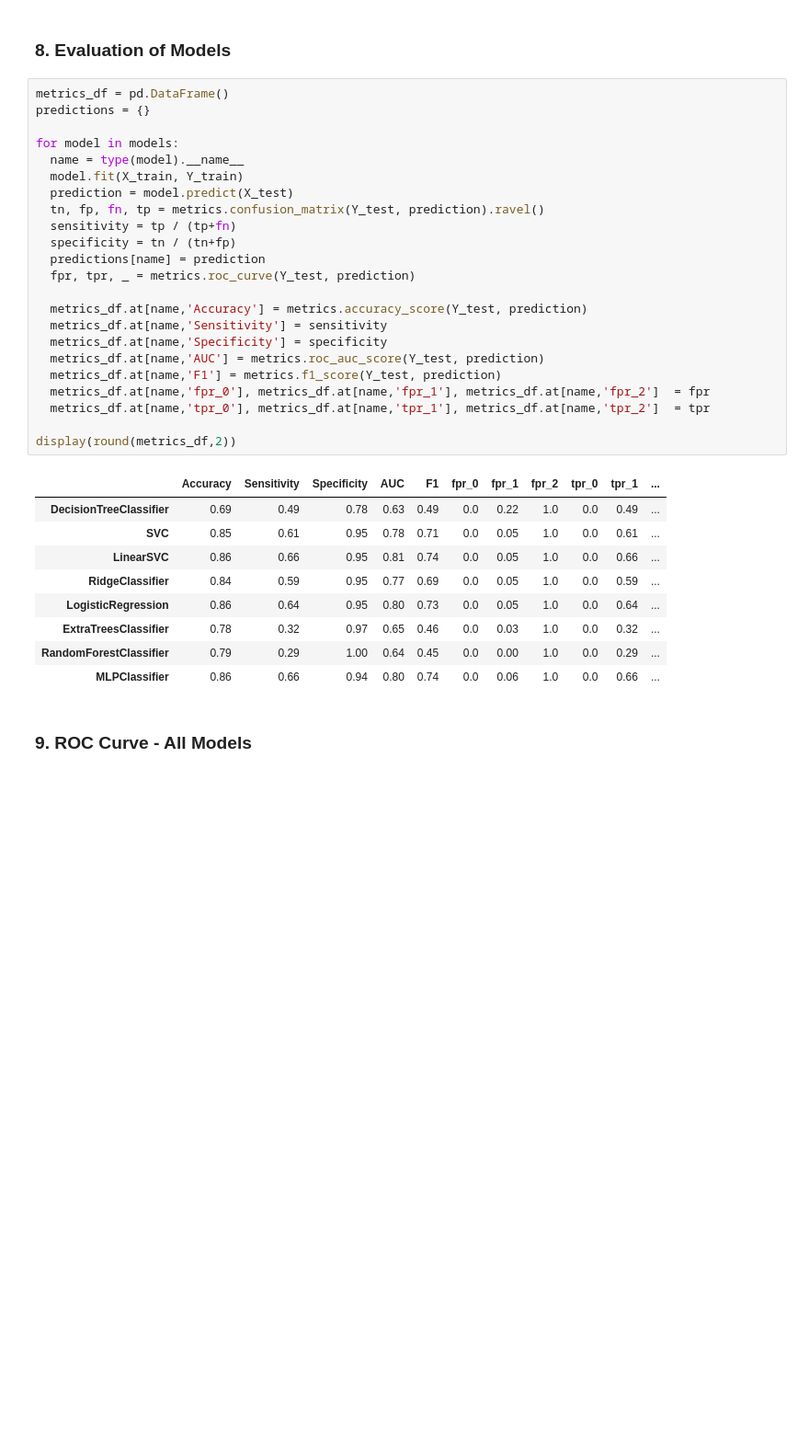
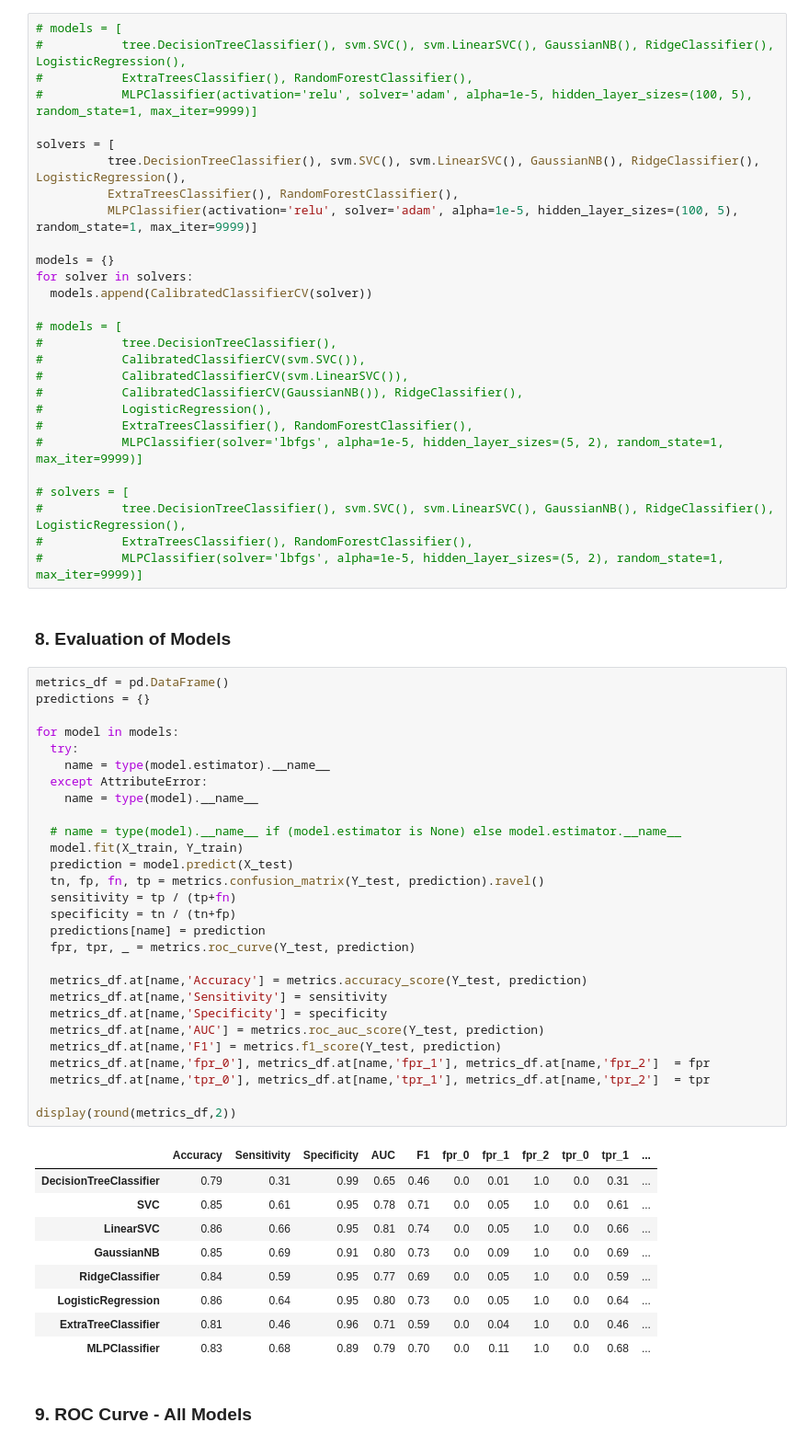
Before and after one commit to hksantosh/sscm, a Jupyter notebook: capstone/Intelligent_Supplier_Selection.ipynb, the cells around one changed output. Shown: that part at 92% size. Drawn from its saved outputs; the diff is of its cells as text; blank space fills up the shorter version.

```diff
--- a/capstone/Intelligent_Supplier_Selection.ipynb
+++ b/capstone/Intelligent_Supplier_Selection.ipynb
@@ -202,38 +199,71 @@ models = [tree.DecisionTreeClassifier(), svm.SVC(), svm.LinearSVC(), RidgeClassi
+# %%
+# models = [
+#           tree.DecisionTreeClassifier(), svm.SVC(), svm.LinearSVC(), GaussianNB(), RidgeClassifier(), LogisticRegression(),
+#           ExtraTreesClassifier(), RandomForestClassifier(),
+#           MLPClassifier(activation='relu', solver='adam', alpha=1e-5, hidden_layer_sizes=(100, 5), random_state=1, max_iter=9999)]
+
+solvers = [
+          tree.DecisionTreeClassifier(), svm.SVC(), svm.LinearSVC(), GaussianNB(), RidgeClassifier(), LogisticRegression(),
+          ExtraTreesClassifier(), RandomForestClassifier(),
+          MLPClassifier(activation='relu', solver='adam', alpha=1e-5, hidden_layer_sizes=(100, 5), random_state=1, max_iter=9999)]
+
+models = {}
+for solver in solvers:
+  models.append(CalibratedClassifierCV(solver))
+
+# models = [
+#           tree.DecisionTreeClassifier(),
+#           CalibratedClassifierCV(svm.SVC()),
+#           CalibratedClassifierCV(svm.LinearSVC()),
+#           CalibratedClassifierCV(GaussianNB()), RidgeClassifier(),
+#           LogisticRegression(),
+#           ExtraTreesClassifier(), RandomForestClassifier(),
+#           MLPClassifier(solver='lbfgs', alpha=1e-5, hidden_layer_sizes=(5, 2), random_state=1, max_iter=9999)]
+
+# solvers = [
+#           tree.DecisionTreeClassifier(), svm.SVC(), svm.LinearSVC(), GaussianNB(), RidgeClassifier(), LogisticRegression(),
+#           ExtraTreesClassifier(), RandomForestClassifier(),
+#           MLPClassifier(solver='lbfgs', alpha=1e-5, hidden_layer_sizes=(5, 2), random_state=1, max_iter=9999)]
 # %% [markdown]
 ### 8. Evaluation of Models
 # %%
 metrics_df = pd.DataFrame()
 predictions = {}
 
 for model in models:
-  name = type(model).__name__
+  try:
+    name = type(model.estimator).__name__
+  except AttributeError:
+    name = type(model).__name__
+
+  # name = type(model).__name__ if (model.estimator is None) else model.estimator.__name__
   model.fit(X_train, Y_train)
   prediction = model.predict(X_test)
   tn, fp, fn, tp = metrics.confusion_matrix(Y_test, prediction).ravel()
   sensitivity = tp / (tp+fn)
   specificity = tn / (tn+fp)
   predictions[name] = prediction
   fpr, tpr, _ = metrics.roc_curve(Y_test, prediction)
 
   metrics_df.at[name,'Accuracy'] = metrics.accuracy_score(Y_test, prediction)
   metrics_df.at[name,'Sensitivity'] = sensitivity
   metrics_df.at[name,'Specificity'] = specificity
   metrics_df.at[name,'AUC'] = metrics.roc_auc_score(Y_test, prediction)
   metrics_df.at[name,'F1'] = metrics.f1_score(Y_test, prediction)
   metrics_df.at[name,'fpr_0'], metrics_df.at[name,'fpr_1'], metrics_df.at[name,'fpr_2']  = fpr
   metrics_df.at[name,'tpr_0'], metrics_df.at[name,'tpr_1'], metrics_df.at[name,'tpr_2']  = tpr
 
 display(round(metrics_df,2))
 # %% [output]
 |  | Accuracy | Sensitivity | Specificity | AUC | F1 | fpr_0 | fpr_1 | fpr_2 | tpr_0 | tpr_1 | ... |
-| DecisionTreeClassifier | 0.69 | 0.49 | 0.78 | 0.63 | 0.49 | 0.0 | 0.22 | 1.0 | 0.0 | 0.49 | ... |
+| DecisionTreeClassifier | 0.79 | 0.31 | 0.99 | 0.65 | 0.46 | 0.0 | 0.01 | 1.0 | 0.0 | 0.31 | ... |
 | SVC | 0.85 | 0.61 | 0.95 | 0.78 | 0.71 | 0.0 | 0.05 | 1.0 | 0.0 | 0.61 | ... |
 | LinearSVC | 0.86 | 0.66 | 0.95 | 0.81 | 0.74 | 0.0 | 0.05 | 1.0 | 0.0 | 0.66 | ... |
+| GaussianNB | 0.85 | 0.69 | 0.91 | 0.80 | 0.73 | 0.0 | 0.09 | 1.0 | 0.0 | 0.69 | ... |
 | RidgeClassifier | 0.84 | 0.59 | 0.95 | 0.77 | 0.69 | 0.0 | 0.05 | 1.0 | 0.0 | 0.59 | ... |
 | LogisticRegression | 0.86 | 0.64 | 0.95 | 0.80 | 0.73 | 0.0 | 0.05 | 1.0 | 0.0 | 0.64 | ... |
-| ExtraTreesClassifier | 0.78 | 0.32 | 0.97 | 0.65 | 0.46 | 0.0 | 0.03 | 1.0 | 0.0 | 0.32 | ... |
-| RandomForestClassifier | 0.79 | 0.29 | 1.00 | 0.64 | 0.45 | 0.0 | 0.00 | 1.0 | 0.0 | 0.29 | ... |
-| MLPClassifier | 0.86 | 0.66 | 0.94 | 0.80 | 0.74 | 0.0 | 0.06 | 1.0 | 0.0 | 0.66 | ... |
+| ExtraTreeClassifier | 0.81 | 0.46 | 0.96 | 0.71 | 0.59 | 0.0 | 0.04 | 1.0 | 0.0 | 0.46 | ... |
+| MLPClassifier | 0.83 | 0.68 | 0.89 | 0.79 | 0.70 | 0.0 | 0.11 | 1.0 | 0.0 | 0.68 | ... |
 # %% [markdown]
 ### 9. ROC Curve - All Models
 # %%
```
Also changed, not shown: parts of 13 cells of this notebook.
